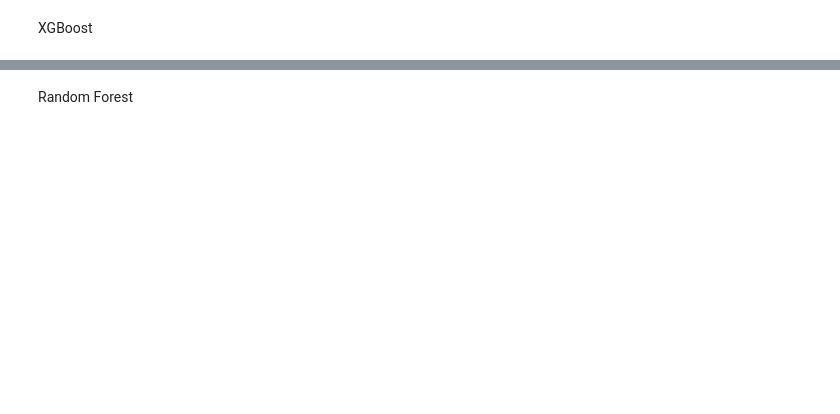
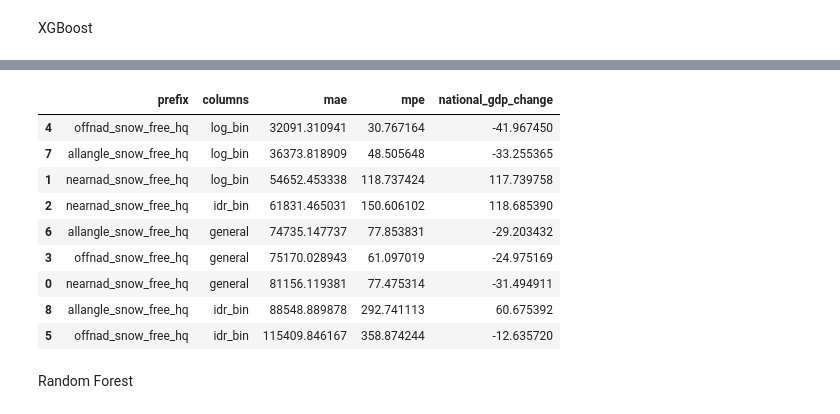
Before and after one commit to lollex90/masters-diss, a Jupyter notebook: models.ipynb, the cells around one changed output, grey strips where cells are left out. Saved outputs shown, nothing was run; the diff lists cells and outputs as text; code cells hidden in the pictures; blank space fills up the shorter version.

Commit message:
hyperparam tuning, good allangle hq results

```diff
--- a/models.ipynb
+++ b/models.ipynb
@@ -176,14 +181,26 @@ def build_model_and_predict(pre_war_data, prediction_data, selected_columns, mod
 # %% [markdown]
 XGBoost
+# %%
+# Define parameter grid for XGBoost
+param_grid_xgb = {
+    'max_depth': [5, 4, 6],
+    'min_child_weight': [6, 4, 5],
+    'random_state': [0]
+}
 # %%
-year = 2012
+year = 2021
 country_data = pre_war_data
-prefix = "nearnad_snow_cov"
-selected_columns =  [prefix + "_" + char for char in general_characteristics]
+prefix = "nearnad_snow_free_hq"
+selected_columns =  [prefix + "_" + char for char in general_characteristics] + [prefix + "_log_" + str(i) for i in range(1, 11)]
 model_type = "xgboost"
-log_transform = True
-scale = True
+log_transform = False
+scale = False
 
 train_data = country_data[country_data['year'] != year]
 test_data = country_data[country_data['year'] == year]
-mae, mpe = build_model(train_data, test_data, selected_columns, model_type, log_transform, scale)
+mae, mpe, _ = build_model(train_data, test_data, selected_columns, model_type, param_grid_xgb, log_transform, scale)
+gdp_change, best_params = predict_with_model(pre_war_data, prediction_data, selected_columns, model_type, param_grid_xgb, log_transform, scale)
+
+
+print(gdp_change, best_params)
+print(mae, mpe)
@@ -190,3 +225,12 @@ mae, mpe = build_model(train_data, test_data, selected_columns, model_type, log_
+# %%
+# Define parameter grid for XGBoost
+param_grid_xgb = {
+    'eta': [0.01, 0.1, 0.2, 0.3, 0.5],
+    'gamma': [100, 1000, 10000],
+    'max_depth': [4, 6, 8, 10],
+    'min_child_weight': [1, 2, 5],
+    'random_state': [0]
+}
 # %%
 # very promising results with nearnad_snow_free_hq, idr_bin_columns + general_columns (mean, median, sd, sum) with log transform and scale
 
@@ -199,11 +243,14 @@ for prefix in column_prefixes:
 
     # build xgb models for each year, calculate average mpe and mse, predict the national gdp change, add the results to the df
     for selected_columns, columns_category in zip([general_columns, log_bin_columns, idr_bin_columns], ["general", "log_bin", "idr_bin"]):
-        mae, mpe, gdp_change = build_model_and_predict(pre_war_data, prediction_data, selected_columns, "xgboost", log_transform = True, scale = True, total_metrics = True)
+        mae, mpe, gdp_change, best_params = build_model_and_predict(pre_war_data, prediction_data, selected_columns, "xgboost", param_grid_xgb, log_transform = False, scale = False, total_metrics = False)
         new_results = pd.DataFrame([{"prefix": prefix, "columns": columns_category, "mae": mae, "mpe": mpe, "national_gdp_change": gdp_change}])
         xgb_results = pd.concat([xgb_results, new_results], ignore_index=True)
 
+    print(f"Finished {prefix}")
+
 # sort by mae, print the results
-xgb_results = xgb_results.sort_values(by="mpe")
+xgb_results = xgb_results.sort_values(by="mae")
 print(xgb_results)
+print(best_params)
 # %% [output]
@@ -227,2 +274,15 @@ print(xgb_results)
+# %%
+xgb_results
+# %% [output]
+|  | prefix | columns | mae | mpe | national_gdp_change |
+| 4 | offnad_snow_free_hq | log_bin | 32091.310941 | 30.767164 | -41.967450 |
+| 7 | allangle_snow_free_hq | log_bin | 36373.818909 | 48.505648 | -33.255365 |
+| 1 | nearnad_snow_free_hq | log_bin | 54652.453338 | 118.737424 | 117.739758 |
+| 2 | nearnad_snow_free_hq | idr_bin | 61831.465031 | 150.606102 | 118.685390 |
+| 6 | allangle_snow_free_hq | general | 74735.147737 | 77.853831 | -29.203432 |
+| 3 | offnad_snow_free_hq | general | 75170.028943 | 61.097019 | -24.975169 |
+| 0 | nearnad_snow_free_hq | general | 81156.119381 | 77.475314 | -31.494911 |
+| 8 | allangle_snow_free_hq | idr_bin | 88548.889878 | 292.741113 | 60.675392 |
+| 5 | offnad_snow_free_hq | idr_bin | 115409.846167 | 358.874244 | -12.635720 |
 # %% [markdown]
 Random Forest
```
Also changed, not shown: parts of 11 cells of this notebook.
